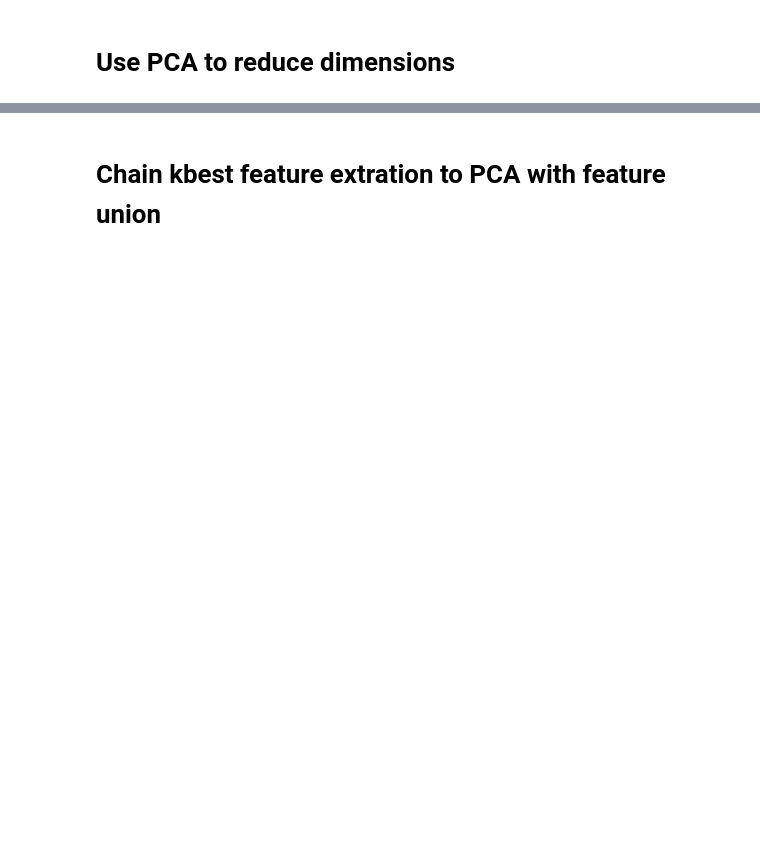
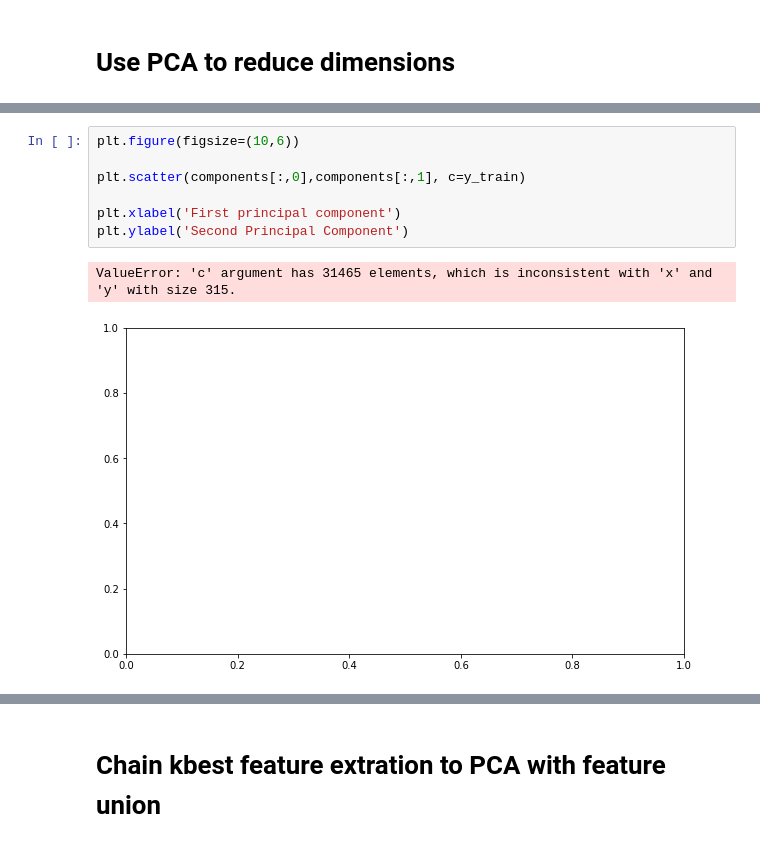
Before and after one commit to mmanning88/adoption_outcome_product, a Jupyter notebook: data_model/Prediction Modeling.ipynb, the cells around one changed output, grey strips where cells are left out. Drawn from its saved outputs; the diff is of its cells as text; blank space fills up the shorter version.

```diff
--- a/data_model/Prediction Modeling.ipynb
+++ b/data_model/Prediction Modeling.ipynb
@@ -98,3 +143,13 @@ PCA(copy=True, iterated_power='auto', n_components=None, random_state=None,
+# %%
+plt.figure(figsize=(10,6))
+
+plt.scatter(components[:,0],components[:,1], c=y_train)
+
+plt.xlabel('First principal component')
+plt.ylabel('Second Principal Component')
+# %% [output]
+ValueError: 'c' argument has 31465 elements, which is inconsistent with 'x' and 'y' with size 315.
+[figure, added]
 # %%
 from matplotlib.pyplot import figure
 from matplotlib.pyplot import plot
```
Also changed, not shown: parts of 37 cells of this notebook, 4 other files.
